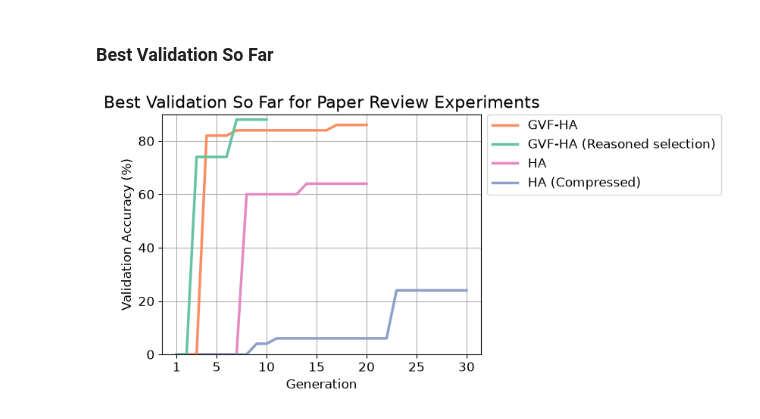
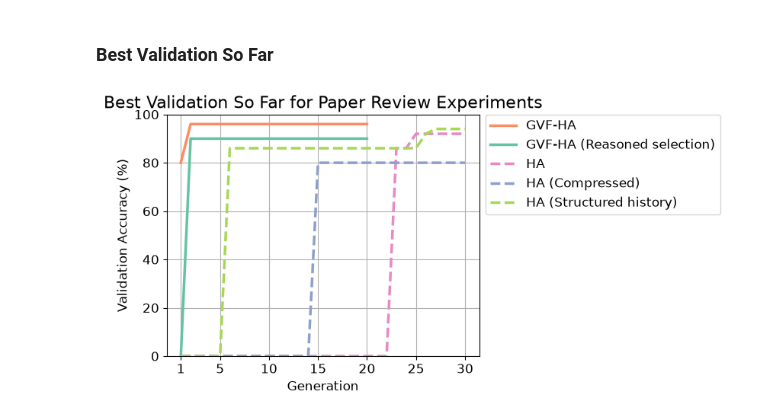
Before and after one commit to mikemikezhu/HyperAgentsInfra, a Jupyter notebook: notebooks/gvf_hyperagents_experiment_results.ipynb, the cells around one changed output. Cells and saved outputs as stored; diff of their text form; code cells hidden in the pictures.

```diff
--- a/notebooks/gvf_hyperagents_experiment_results.ipynb
+++ b/notebooks/gvf_hyperagents_experiment_results.ipynb
@@ -336,12 +447,19 @@ import pandas as pd
 import matplotlib.pyplot as plt
 from scipy.stats import ttest_rel
 
+BASELINES = {
+    "HA": "*",
+    "HA (Compressed)": "†",
+    "HA (Structured history)": "‡",
+}
+METHOD_COLORS = [plt.get_cmap("Set2").colors[i] for i in (3, 2, 1, 0)] + list(plt.get_cmap("Set2").colors[4:])
+
 
 def paired_holm(results_by_axis):
     rows = []
     for axis, results in results_by_axis.items():
         for method in ("GVF-HA", "GVF-HA (Reasoned selection)"):
-            for baseline in ("HA", "HA (Compressed)"):
+            for baseline in BASELINES:
                 for checkpoint in sorted(results[method].keys() & results[baseline].keys()):
                     scores = np.asarray(results[method][checkpoint], dtype=float).mean(axis=0)
                     baseline_scores = np.asarray(results[baseline][checkpoint], dtype=float).mean(axis=0)
@@ -522,57 +656,65 @@ QUESTION_TYPE_FIGURE_PATH = "/scratch/mikezhu/HyperAgents/HyperAgentsInfra/outpu
 # %%
 best_val_so_far_results = {
     "HA": [
-        0.0, 0.0, 0.0, 0.0, 0.0, 0.0, 0.0, 0.6, 0.6, 0.6,
-        0.6, 0.6, 0.6, 0.64, 0.64, 0.64, 0.64, 0.64, 0.64, 0.64,
+        0.0, 0.0, 0.0, 0.0, 0.0, 0.0, 0.0, 0.0, 0.0, 0.0,
+        0.0, 0.0, 0.0, 0.0, 0.0, 0.0, 0.0, 0.0, 0.0, 0.0,
+        0.0, 0.0, 0.86, 0.86, 0.92, 0.92, 0.92, 0.92, 0.92, 0.92,
     ],
     "HA (Compressed)": [
-        0.0, 0.0, 0.0, 0.0, 0.0, 0.0, 0.0, 0.0, 0.04, 0.04,
-        0.06, 0.06, 0.06, 0.06, 0.06, 0.06, 0.06, 0.06, 0.06, 0.06,
-        0.06, 0.06, 0.24, 0.24, 0.24, 0.24, 0.24, 0.24, 0.24, 0.24,
+        0.0, 0.0, 0.0, 0.0, 0.0, 0.0, 0.0, 0.0, 0.0, 0.0,
+        0.0, 0.0, 0.0, 0.0, 0.8, 0.8, 0.8, 0.8, 0.8, 0.8,
+        0.8, 0.8, 0.8, 0.8, 0.8, 0.8, 0.8, 0.8, 0.8, 0.8,
     ],
     "GVF-HA": [
-        0.0, 0.0, 0.0, 0.82, 0.82, 0.82, 0.84, 0.84, 0.84, 0.84,
-        0.84, 0.84, 0.84, 0.84, 0.84, 0.84, 0.86, 0.86, 0.86, 0.86,
+        0.8, 0.96, 0.96, 0.96, 0.96, 0.96, 0.96, 0.96, 0.96, 0.96,
+        0.96, 0.96, 0.96, 0.96, 0.96, 0.96, 0.96, 0.96, 0.96, 0.96,
     ],
     "GVF-HA (Reasoned selection)": [
-        0.0, 0.0, 0.74, 0.74, 0.74, 0.74, 0.88, 0.88, 0.88, 0.88,
+        0.0, 0.9, 0.9, 0.9, 0.9, 0.9, 0.9, 0.9, 0.9, 0.9,
+        0.9, 0.9, 0.9, 0.9, 0.9, 0.9, 0.9, 0.9, 0.9, 0.9,
+    ],
+    "HA (Structured history)": [
+        0.0, 0.0, 0.0, 0.0, 0.0, 0.86, 0.86, 0.86, 0.86, 0.86,
+        0.86, 0.86, 0.86, 0.86, 0.86, 0.86, 0.86, 0.86, 0.86, 0.86,
+        0.86, 0.86, 0.86, 0.86, 0.86, 0.92, 0.94, 0.94, 0.94, 0.94,
     ],
 }
 
-validation_colors = [plt.get_cmap("Set2").colors[i] for i in (3, 2, 1, 0)]
+validation_colors = METHOD_COLORS
 validation_fig, validation_ax = plt.subplots(figsize=(8, 4), layout="constrained")
 
 for index, (method, scores) in enumerate(best_val_so_far_results.items()):
     validation_ax.plot(
         range(1, len(scores) + 1),
         100 * np.asarray(scores),
         label=method,
         color=validation_colors[index],
+        linestyle="--" if method in BASELINES else "-",
         linewidth=2.5,
     )
 
 max_generation = max(map(len, best_val_so_far_results.values()))
 validation_ax.set_xticks([1, *range(5, max_generation + 1, 5)])
 validation_ax.set_xlabel("Generation", fontsize=12)
 validation_ax.set_ylabel("Validation Accuracy (%)", fontsize=12)
 validation_ax.set_title("Best Validation So Far for Paper Review Experiments", fontsize=16)
-validation_ax.set_ylim(0, 90)
-validation_ax.set_yticks(range(0, 91, 20))
+validation_ax.set_ylim(0, 100)
+validation_ax.set_yticks(range(0, 101, 20))
 validation_ax.tick_params(axis="both", labelsize=12)
 validation_ax.margins(x=0.05)
 validation_ax.set_axisbelow(True)
 validation_ax.grid(True)
 handles, labels = validation_ax.get_legend_handles_labels()
-legend_order = (2, 3, 0, 1)
+legend_order = sorted(range(len(labels)), key=lambda i: labels[i] in BASELINES)
 validation_ax.legend(
     handles=[handles[i] for i in legend_order],
     labels=[labels[i] for i in legend_order],
     loc="upper left", bbox_to_anchor=(1.02, 1), borderaxespad=0,
     frameon=True, fontsize=12,
 )
 plt.show()
 # %% [output]
-[figure, old version]
+[figure, new version]
 # %%
 from pathlib import Path
 import matplotlib.pyplot as plt
```
Also changed, not shown: parts of 11 cells of this notebook.
